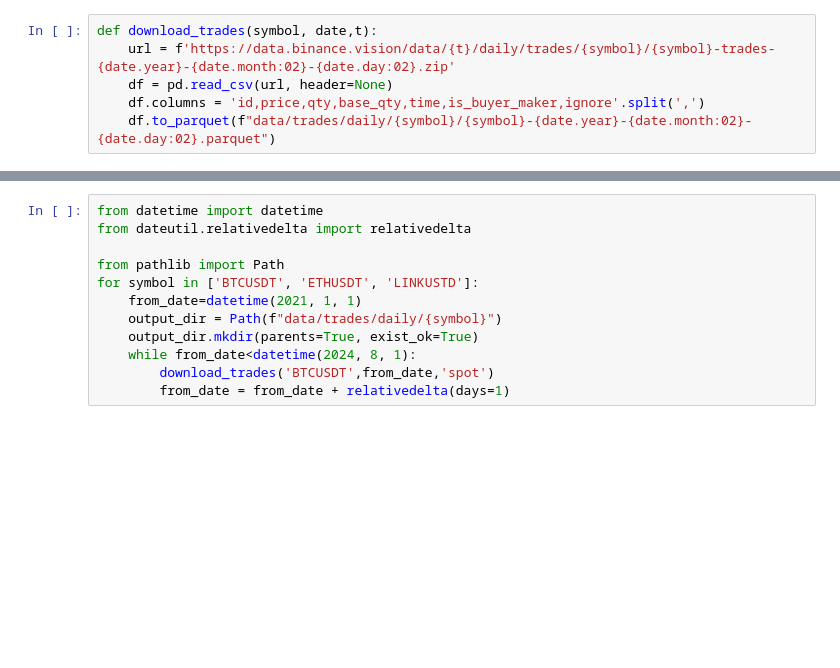
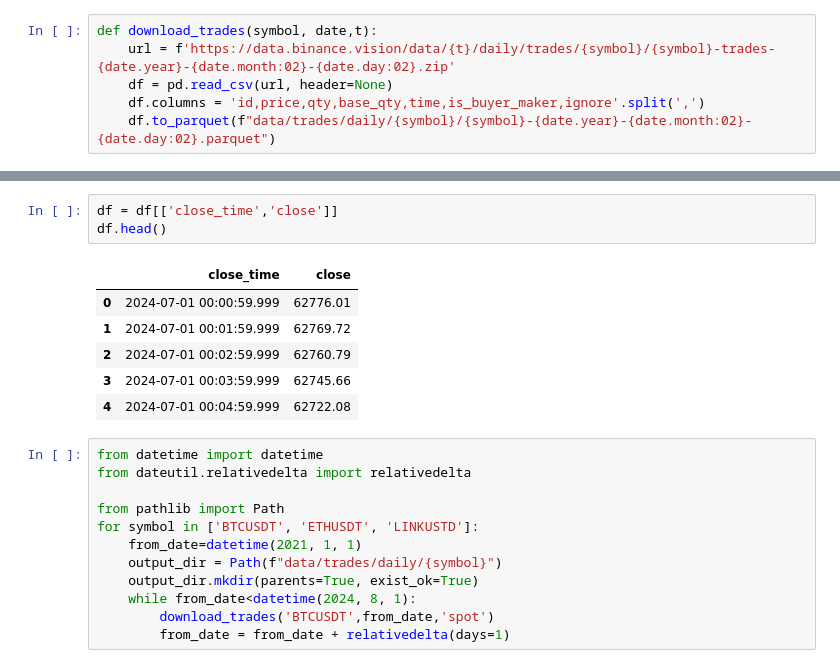
Before and after one commit to outfox330/ML_Models_on_Time_Series, a Jupyter notebook: BTC_FORECAST.ipynb, the cells around one changed output, grey strips where cells are left out. Cells and saved outputs as stored; diff of their text form; blank space fills up the shorter version.

```diff
--- a/BTC_FORECAST.ipynb
+++ b/BTC_FORECAST.ipynb
@@ -927,3 +950,13 @@ for symbol in ['BTCUSDT', 'ETHUSDT', 'LINKUSTD']:
+# %%
+df = df[['close_time','close']]
+df.head()
+# %% [output]
+|  | close_time | close |
+| 0 | 2024-07-01 00:00:59.999 | 62776.01 |
+| 1 | 2024-07-01 00:01:59.999 | 62769.72 |
+| 2 | 2024-07-01 00:02:59.999 | 62760.79 |
+| 3 | 2024-07-01 00:03:59.999 | 62745.66 |
+| 4 | 2024-07-01 00:04:59.999 | 62722.08 |
 # %%
 from datetime import datetime
 from dateutil.relativedelta import relativedelta
```
Also changed, not shown: parts of 4 cells of this notebook.
